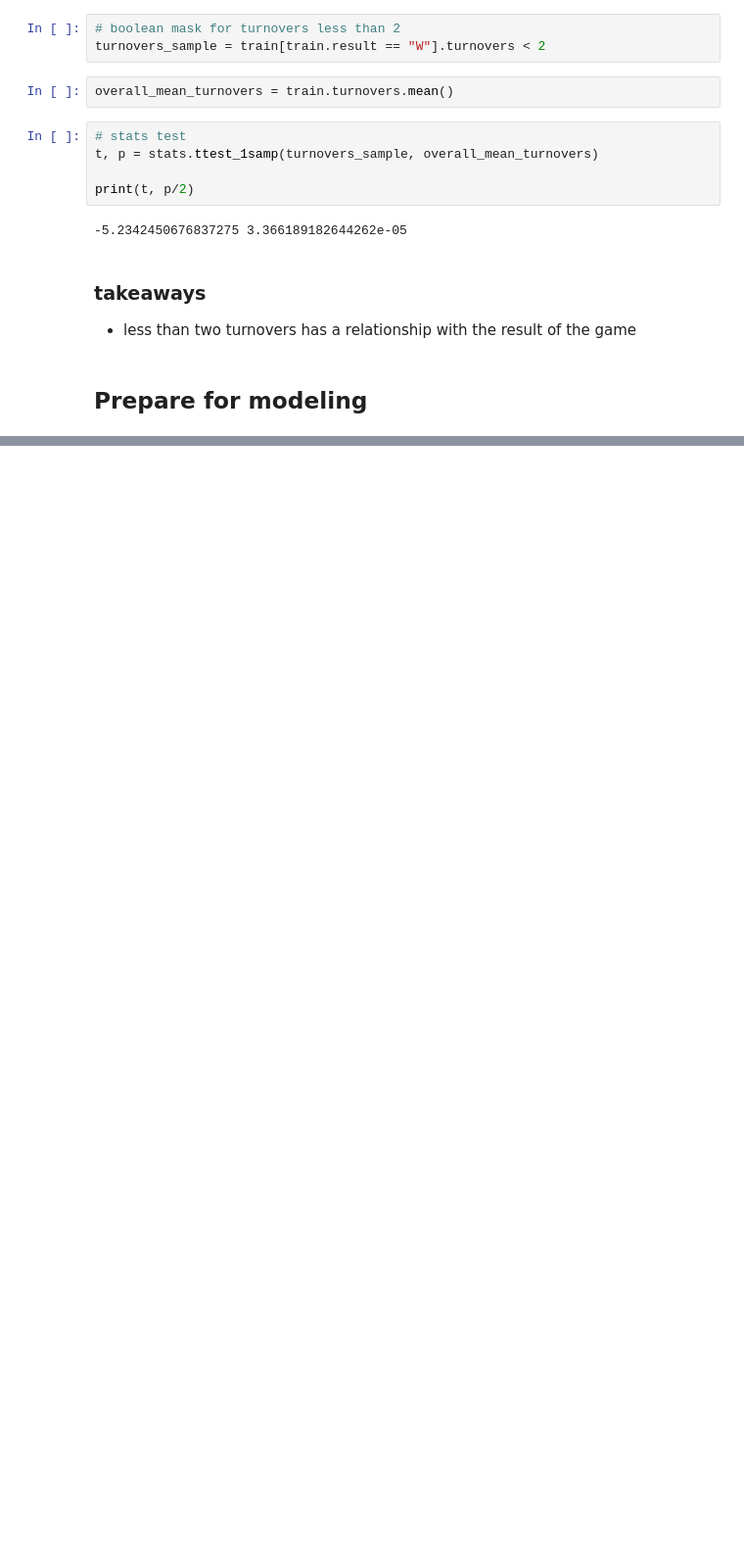
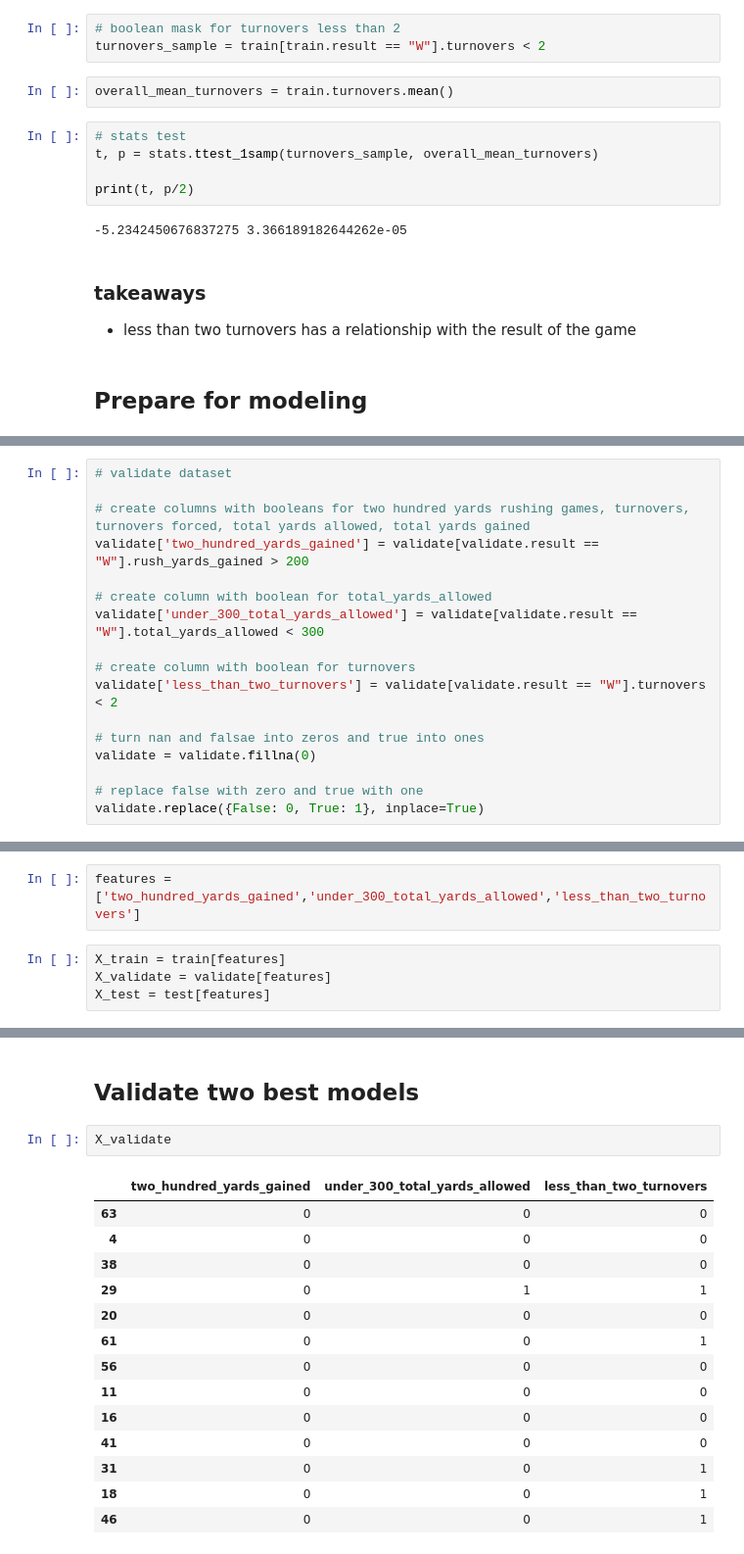
Before and after one commit to allantestaten/browns_project, a Jupyter notebook: explore_notebook.ipynb, the cells around one changed output, grey strips where cells are left out. Shown at 98% size. Cells and saved outputs as stored; diff of their text form; blank space fills up the shorter version.

```diff
--- a/explore_notebook.ipynb
+++ b/explore_notebook.ipynb
@@ -456,0 +530,17 @@ print(t, p/2)
+# %%
+# validate dataset
+
+# create columns with booleans for two hundred yards rushing games, turnovers, turnovers forced, total yards allowed, total yards gained
+validate['two_hundred_yards_gained'] = validate[validate.result == "W"].rush_yards_gained > 200
+
+# create column with boolean for total_yards_allowed
+validate['under_300_total_yards_allowed'] = validate[validate.result == "W"].total_yards_allowed < 300
+
+# create column with boolean for turnovers
+validate['less_than_two_turnovers'] = validate[validate.result == "W"].turnovers < 2
+
+# turn nan and falsae into zeros and true into ones
+validate = validate.fillna(0)
+
+# replace false with zero and true with one
+validate.replace({False: 0, True: 1}, inplace=True)
@@ -456,0 +580,6 @@ print(t, p/2)
+# %%
+features = ['two_hundred_yards_gained','under_300_total_yards_allowed','less_than_two_turnovers']
+# %%
+X_train = train[features]
+X_validate = validate[features]
+X_test = test[features]
@@ -456,0 +662,19 @@ print(t, p/2)
+# %% [markdown]
+## Validate two best models
+# %%
+X_validate
+# %% [output]
+|  | two_hundred_yards_gained | under_300_total_yards_allowed | less_than_two_turnovers |
+| 63 | 0 | 0 | 0 |
+| 4 | 0 | 0 | 0 |
+| 38 | 0 | 0 | 0 |
+| 29 | 0 | 1 | 1 |
+| 20 | 0 | 0 | 0 |
+| 61 | 0 | 0 | 1 |
+| 56 | 0 | 0 | 0 |
+| 11 | 0 | 0 | 0 |
+| 16 | 0 | 0 | 0 |
+| 41 | 0 | 0 | 0 |
+| 31 | 0 | 0 | 1 |
+| 18 | 0 | 0 | 1 |
+| 46 | 0 | 0 | 1 |
```
Also changed, not shown: parts of 27 cells of this notebook.
